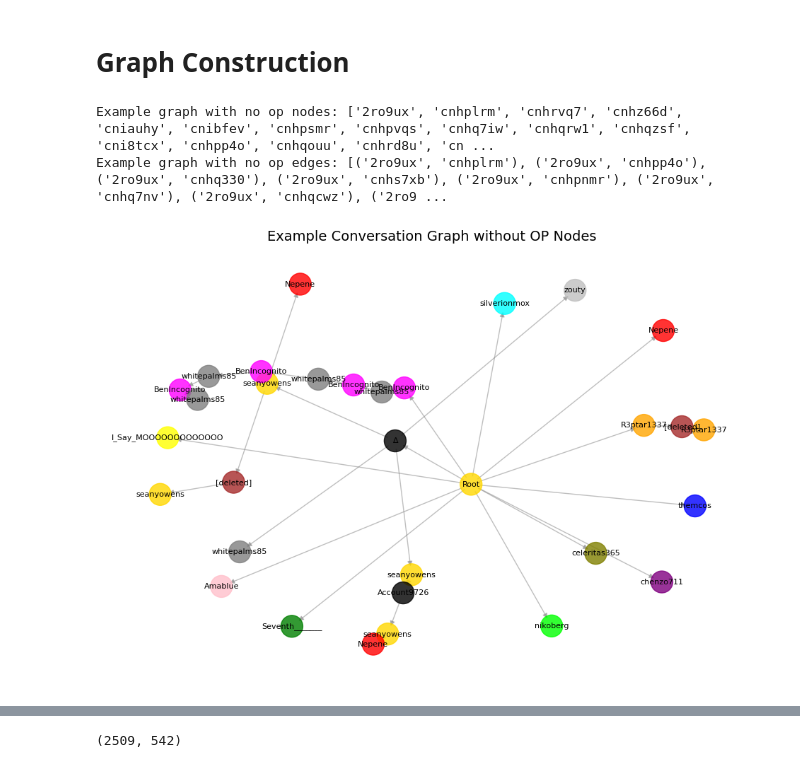
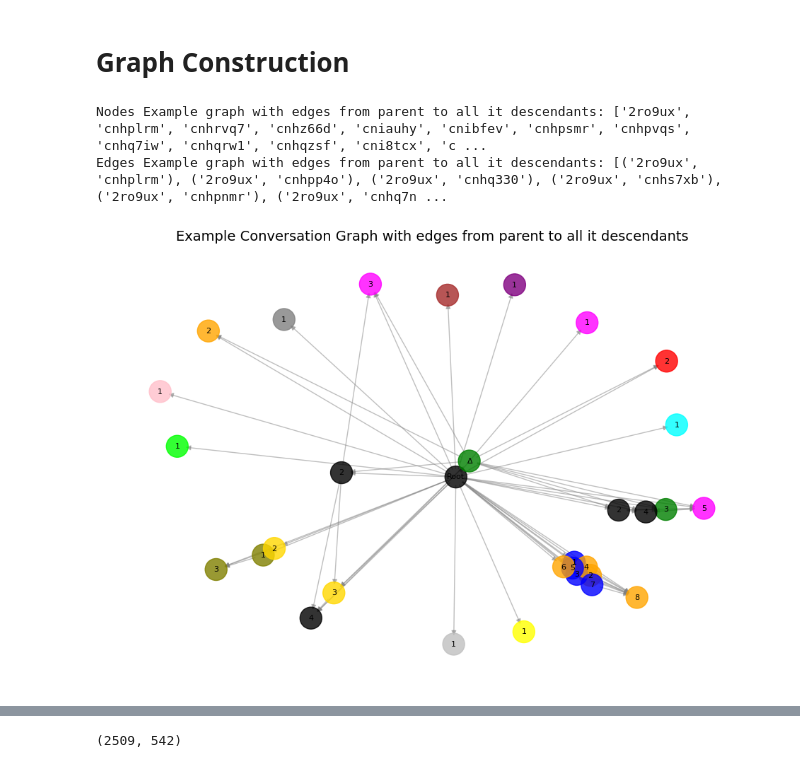
Before and after one commit to denisrize/GNN-Persuasion-Prediction, a Jupyter notebook: CMV_pipeline.ipynb, the cells around one changed output, grey strips where cells are left out. Cells and saved outputs as stored; diff of their text form; code cells hidden in the pictures.

```diff
--- a/CMV_pipeline.ipynb
+++ b/CMV_pipeline.ipynb
@@ -738,15 +821,17 @@ def plot_edge_distance_distribution(train_graphs, test_graphs):
     plt.tight_layout()
     plt.show()
 # %%
-# Example graph with no op
+comment_to_include = negative_comment_ids | positive_comment_ids
+
+# Example graph
 root = train_processed_reduced[0]
-example_graph = build_basic_graph(root, train_processed_reduced[0]["comments"])
+example_graph = build_basic_graph(root, train_processed_reduced[0]["comments"], all_edges=True) #comment_to_include=comment_to_include , filter_distance=3
 
-print('Example graph with no op nodes:', example_graph.nodes())
-print('Example graph with no op edges:', example_graph.edges())
+print('Nodes Example graph with edges from parent to all it descendants:', example_graph.nodes())
+print('Edges Example graph with edges from parent to all it descendants:', example_graph.edges())
 
-visualize_graph_with_author_colors_and_labels(example_graph, title='Example Conversation Graph without OP Nodes')
+visualize_graph_with_author_colors_and_labels(example_graph, title='Example Conversation Graph with edges from parent to all it descendants')
 # %% [output]
-Example graph with no op nodes: ['2ro9ux', 'cnhplrm', 'cnhrvq7', 'cnhz66d', 'cniauhy', 'cnibfev', 'cnhpsmr', 'cnhpvqs', 'cnhq7iw', 'cnhqrw1', 'cnhqzsf', 'cni8tcx', 'cnhpp4o', 'cnhqouu', 'cnhrd8u', 'cn ...
-Example graph with no op edges: [('2ro9ux', 'cnhplrm'), ('2ro9ux', 'cnhpp4o'), ('2ro9ux', 'cnhq330'), ('2ro9ux', 'cnhs7xb'), ('2ro9ux', 'cnhpnmr'), ('2ro9ux', 'cnhq7nv'), ('2ro9ux', 'cnhqcwz'), ('2ro9 ...
+Nodes Example graph with edges from parent to all it descendants: ['2ro9ux', 'cnhplrm', 'cnhrvq7', 'cnhz66d', 'cniauhy', 'cnibfev', 'cnhpsmr', 'cnhpvqs', 'cnhq7iw', 'cnhqrw1', 'cnhqzsf', 'cni8tcx', 'c ...
+Edges Example graph with edges from parent to all it descendants: [('2ro9ux', 'cnhplrm'), ('2ro9ux', 'cnhpp4o'), ('2ro9ux', 'cnhq330'), ('2ro9ux', 'cnhs7xb'), ('2ro9ux', 'cnhpnmr'), ('2ro9ux', 'cnhq7n ...
-[figure, old version]
+[figure, new version]
```
Also changed, not shown: parts of 63 cells of this notebook, 6 other files.
